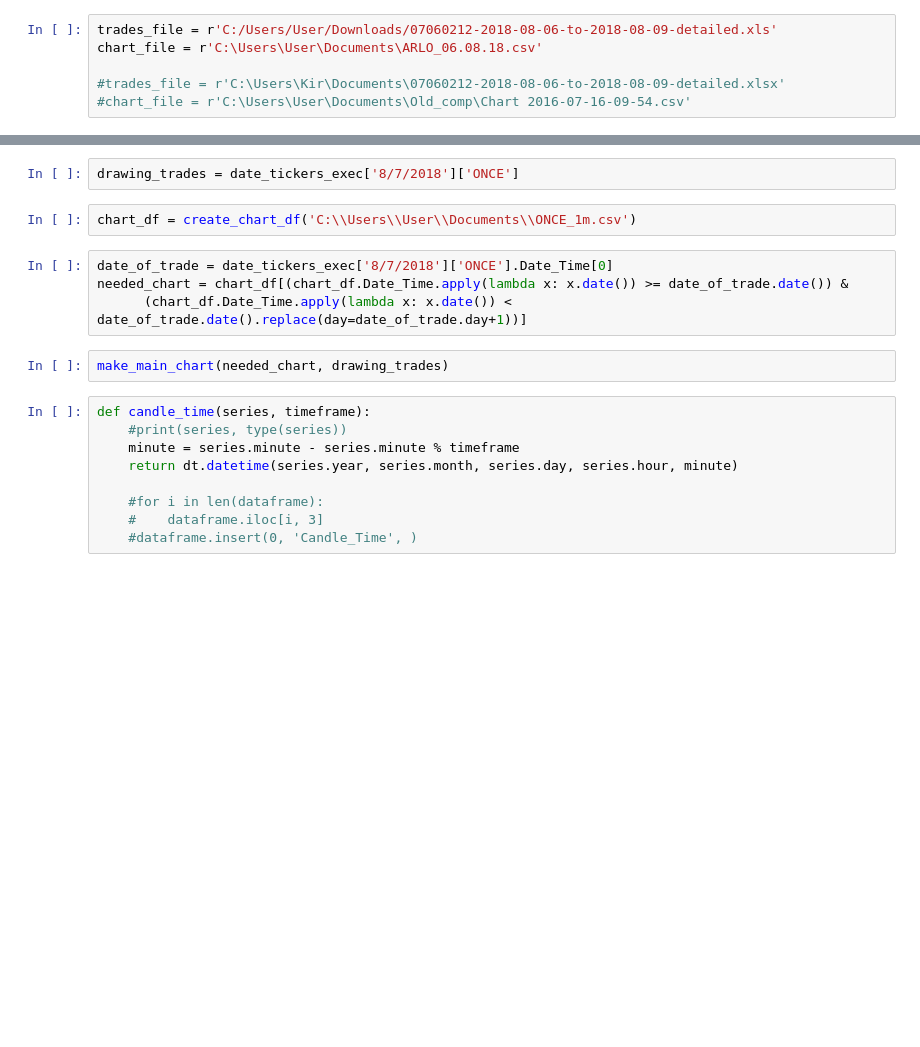
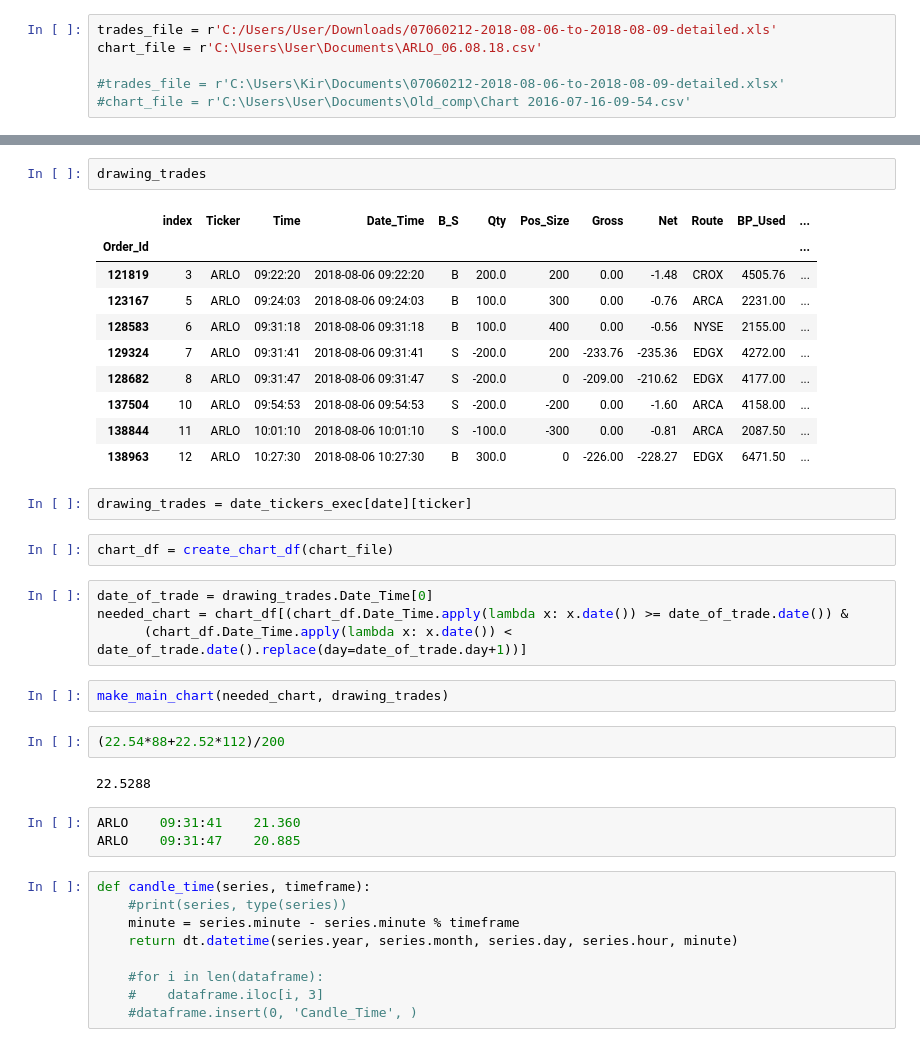
Before and after one commit to mkf-mkf/My_cloud, a Jupyter notebook: Trades_to_chart.ipynb, the cells around one changed output, grey strips where cells are left out. Saved outputs shown, nothing was run; the diff lists cells and outputs as text; blank space fills up the shorter version.

```diff
--- a/Trades_to_chart.ipynb
+++ b/Trades_to_chart.ipynb
@@ -280,13 +324,33 @@ date_tickers_exec[date][ticker]['Net'].sum()
-# %%
-drawing_trades = date_tickers_exec['8/7/2018']['ONCE']
-# %%
-chart_df = create_chart_df('C:\\Users\\User\\Documents\\ONCE_1m.csv')
+# %%
+drawing_trades
+# %% [output]
+|  | index | Ticker | Time | Date_Time | B_S | Qty | Pos_Size | Gross | Net | Route | BP_Used | ... |
+| Order_Id |  |  |  |  |  |  |  |  |  |  |  | ... |
+| 121819 | 3 | ARLO | 09:22:20 | 2018-08-06 09:22:20 | B | 200.0 | 200 | 0.00 | -1.48 | CROX | 4505.76 | ... |
+| 123167 | 5 | ARLO | 09:24:03 | 2018-08-06 09:24:03 | B | 100.0 | 300 | 0.00 | -0.76 | ARCA | 2231.00 | ... |
+| 128583 | 6 | ARLO | 09:31:18 | 2018-08-06 09:31:18 | B | 100.0 | 400 | 0.00 | -0.56 | NYSE | 2155.00 | ... |
+| 129324 | 7 | ARLO | 09:31:41 | 2018-08-06 09:31:41 | S | -200.0 | 200 | -233.76 | -235.36 | EDGX | 4272.00 | ... |
+| 128682 | 8 | ARLO | 09:31:47 | 2018-08-06 09:31:47 | S | -200.0 | 0 | -209.00 | -210.62 | EDGX | 4177.00 | ... |
+| 137504 | 10 | ARLO | 09:54:53 | 2018-08-06 09:54:53 | S | -200.0 | -200 | 0.00 | -1.60 | ARCA | 4158.00 | ... |
+| 138844 | 11 | ARLO | 10:01:10 | 2018-08-06 10:01:10 | S | -100.0 | -300 | 0.00 | -0.81 | ARCA | 2087.50 | ... |
+| 138963 | 12 | ARLO | 10:27:30 | 2018-08-06 10:27:30 | B | 300.0 | 0 | -226.00 | -228.27 | EDGX | 6471.50 | ... |
+# %%
+drawing_trades = date_tickers_exec[date][ticker]
+# %%
+chart_df = create_chart_df(chart_file)
 # %%
-date_of_trade = date_tickers_exec['8/7/2018']['ONCE'].Date_Time[0]
+date_of_trade = drawing_trades.Date_Time[0]
 needed_chart = chart_df[(chart_df.Date_Time.apply(lambda x: x.date()) >= date_of_trade.date()) &
       (chart_df.Date_Time.apply(lambda x: x.date()) < date_of_trade.date().replace(day=date_of_trade.day+1))]
 # %%
 make_main_chart(needed_chart, drawing_trades)
+# %%
+(22.54*88+22.52*112)/200
+# %% [output]
+22.5288
+# %%
+ARLO	09:31:41	21.360
+ARLO	09:31:47	20.885
 # %%
 def candle_time(series, timeframe):
     #print(series, type(series))
```
Also changed, not shown: parts of 14 cells of this notebook.
